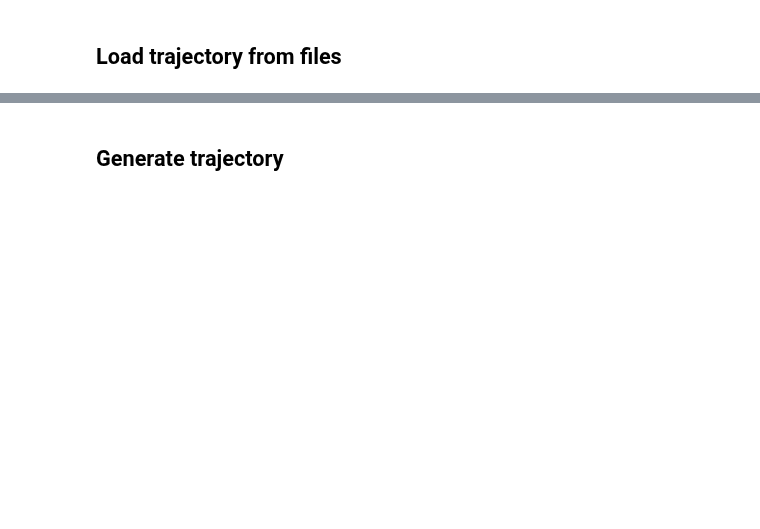
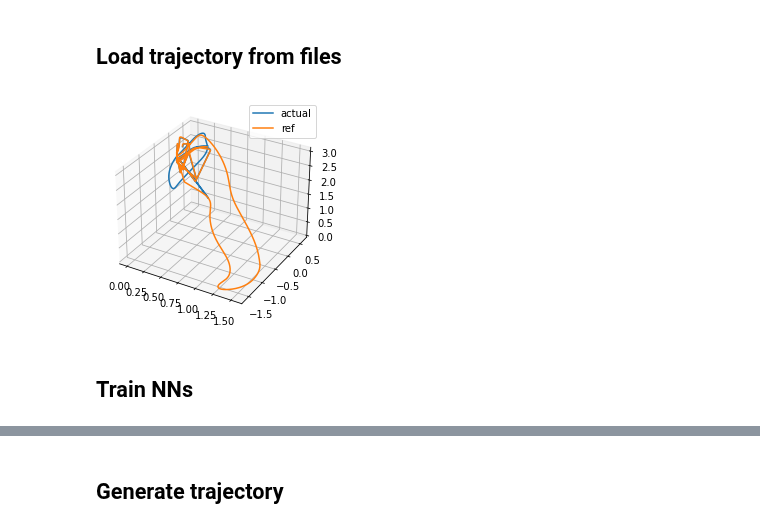
Before and after one commit to Nusha97/Layered-control-architectures-for-Robotics, a Jupyter notebook: tracking/quad_exp.ipynb, the cells around one changed output, grey strips where cells are left out. Cells and saved outputs as stored; diff of their text form; code cells hidden in the pictures; blank space fills up the shorter version.

Commit message:
post icra ddl; need clean up

```diff
--- a/tracking/quad_exp.ipynb
+++ b/tracking/quad_exp.ipynb
@@ -13,6 +13,27 @@ from exputils import relerr, moving_sum, viztraj3D, load_datasets, rostraj2aug
 from trajgen import quadratic, nonlinear, quadrotor
 # %% [markdown]
 ## Load trajectory from files
+# %%
+# Original min-jerk traj, very clean data
+mjtraj = np.load('rostraj/processed/orig.pkl', allow_pickle=True)
+
+# OOD data from experiment
+oodtraj = np.load('rostraj/processed/ood.pkl', allow_pickle=True)
+
+# Augmentation data iteration 1
+it1traj = np.load('rostraj/processed/it1.pkl', allow_pickle=True)
+# %%
+# Merge the trajectory
+xtraj, xtraj_, utraj, rtraj, vtraj = merge_traj([mjtraj, oodtraj, it1traj])
+# %%
+# Visualize trajectory
+tt1 = -2000
+tt2 = -1
+viztraj3D([xtraj[tt1:tt2:,:3].T, xtraj[tt1:tt2:,14:17].T],['actual', 'ref'])
+# %% [output]
+[figure, added]
+# %% [markdown]
+## Train NNs
 # %%
 # Parameters
 Tref = 300
```
Also changed, not shown: parts of 44 cells of this notebook, 4 other files.
